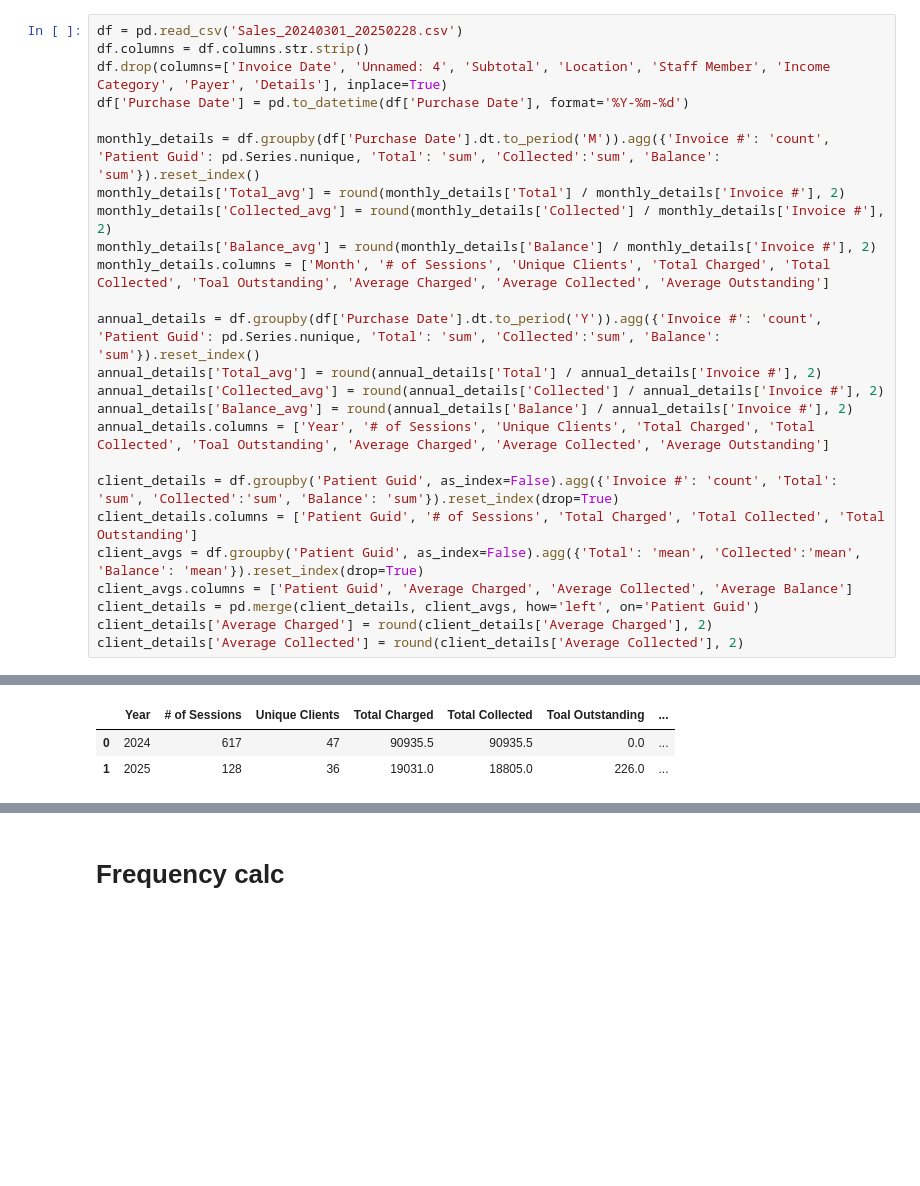
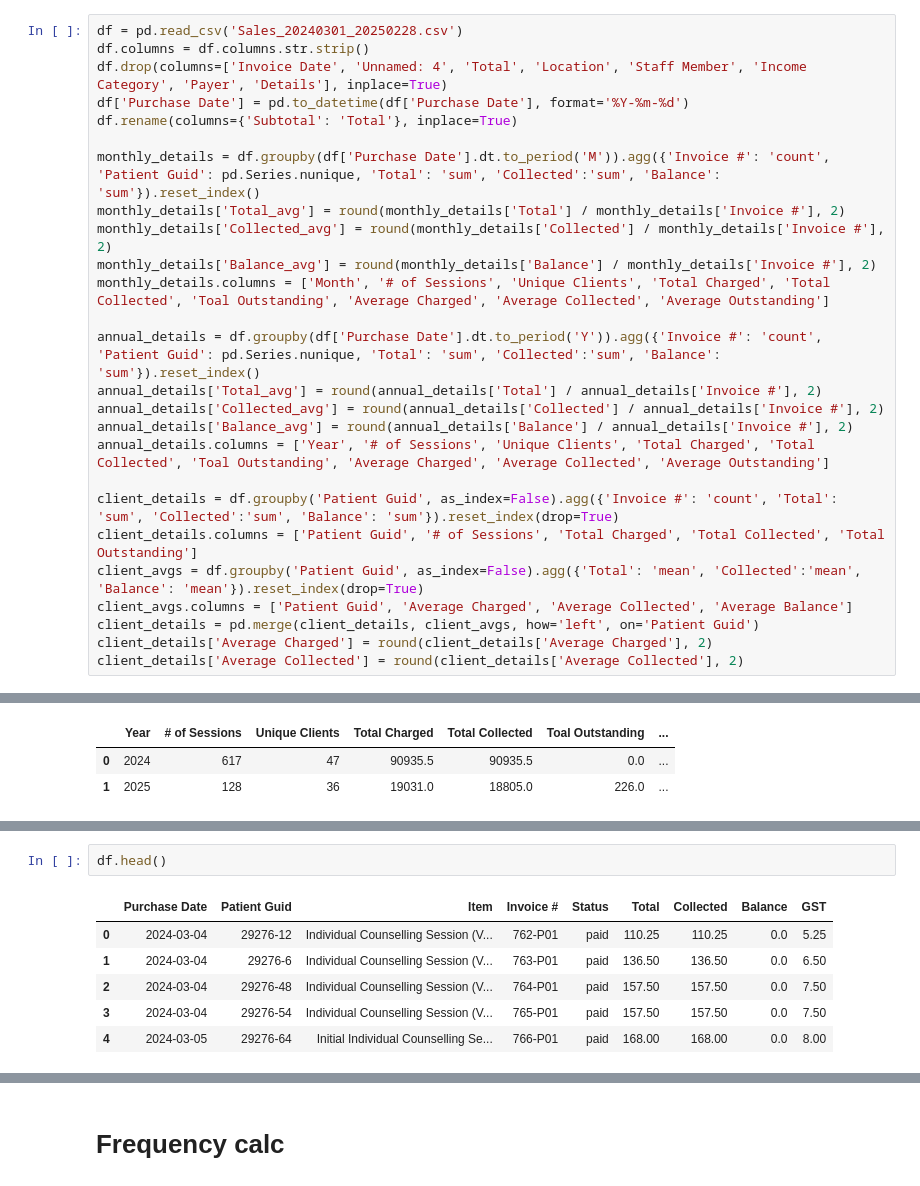
Before and after one commit to btmarsh6/Sliding-Scale, a Jupyter notebook: explore.ipynb, the cells around one changed output, grey strips where cells are left out. Cells and saved outputs as stored; diff of their text form; blank space fills up the shorter version.

```diff
--- a/explore.ipynb
+++ b/explore.ipynb
@@ -106,8 +108,9 @@ Average number of sessions per day worked:  4.0
 # %%
 df = pd.read_csv('Sales_20240301_20250228.csv')
 df.columns = df.columns.str.strip()
-df.drop(columns=['Invoice Date', 'Unnamed: 4', 'Subtotal', 'Location', 'Staff Member', 'Income Category', 'Payer', 'Details'], inplace=True)
+df.drop(columns=['Invoice Date', 'Unnamed: 4', 'Total', 'Location', 'Staff Member', 'Income Category', 'Payer', 'Details'], inplace=True)
 df['Purchase Date'] = pd.to_datetime(df['Purchase Date'], format='%Y-%m-%d')
+df.rename(columns={'Subtotal': 'Total'}, inplace=True)
 
 monthly_details = df.groupby(df['Purchase Date'].dt.to_period('M')).agg({'Invoice #': 'count', 'Patient Guid': pd.Series.nunique, 'Total': 'sum', 'Collected':'sum', 'Balance': 'sum'}).reset_index()
 monthly_details['Total_avg'] = round(monthly_details['Total'] / monthly_details['Invoice #'], 2)
@@ -178,0 +218,9 @@ fig1.show()
+# %%
+df.head()
+# %% [output]
+|  | Purchase Date | Patient Guid | Item | Invoice # | Status | Total | Collected | Balance | GST |
+| 0 | 2024-03-04 | 29276-12 | Individual Counselling Session (V... | 762-P01 | paid | 110.25 | 110.25 | 0.0 | 5.25 |
+| 1 | 2024-03-04 | 29276-6 | Individual Counselling Session (V... | 763-P01 | paid | 136.50 | 136.50 | 0.0 | 6.50 |
+| 2 | 2024-03-04 | 29276-48 | Individual Counselling Session (V... | 764-P01 | paid | 157.50 | 157.50 | 0.0 | 7.50 |
+| 3 | 2024-03-04 | 29276-54 | Individual Counselling Session (V... | 765-P01 | paid | 157.50 | 157.50 | 0.0 | 7.50 |
+| 4 | 2024-03-05 | 29276-64 | Initial Individual Counselling Se... | 766-P01 | paid | 168.00 | 168.00 | 0.0 | 8.00 |
```
Also changed, not shown: parts of 7 cells of this notebook, 1 other file.
